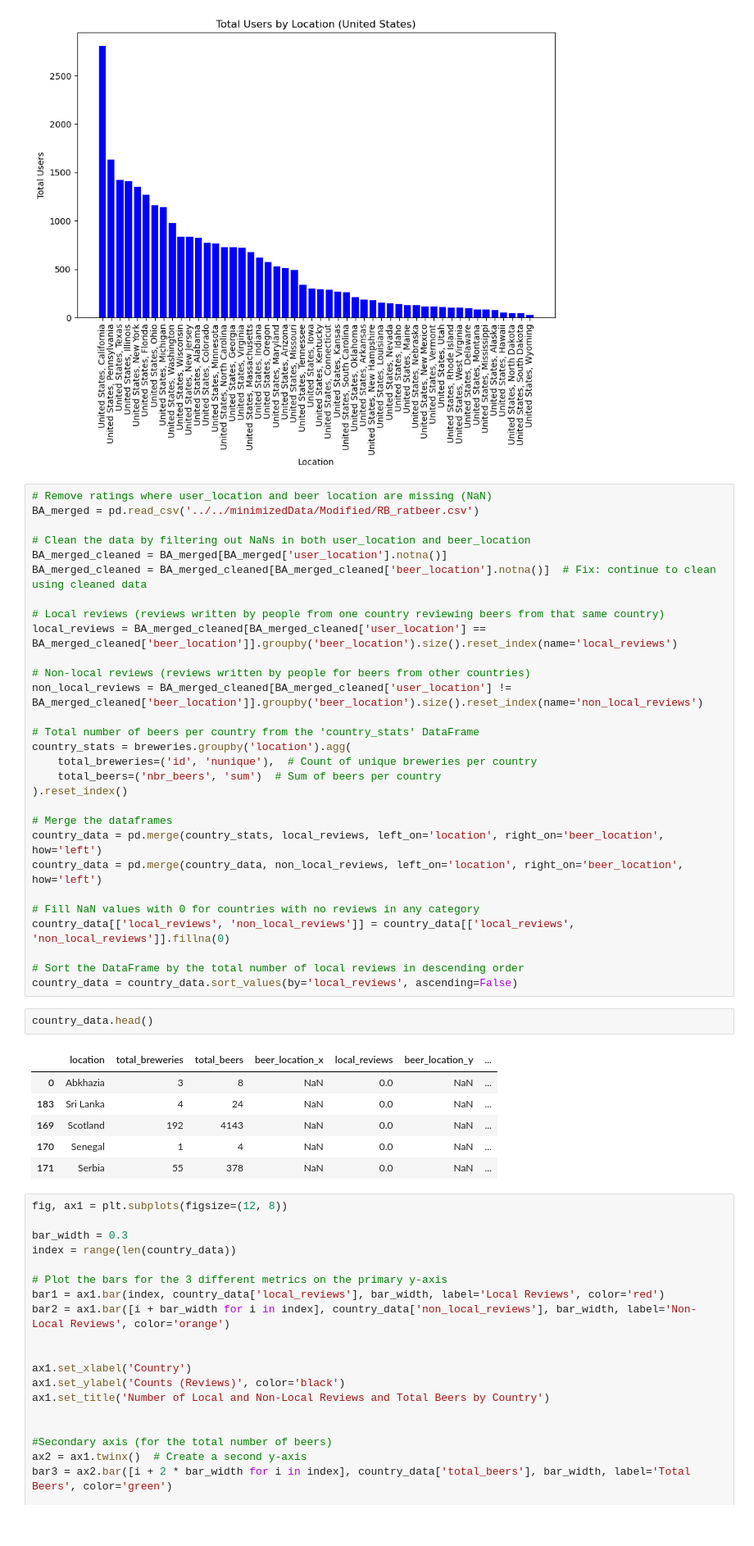
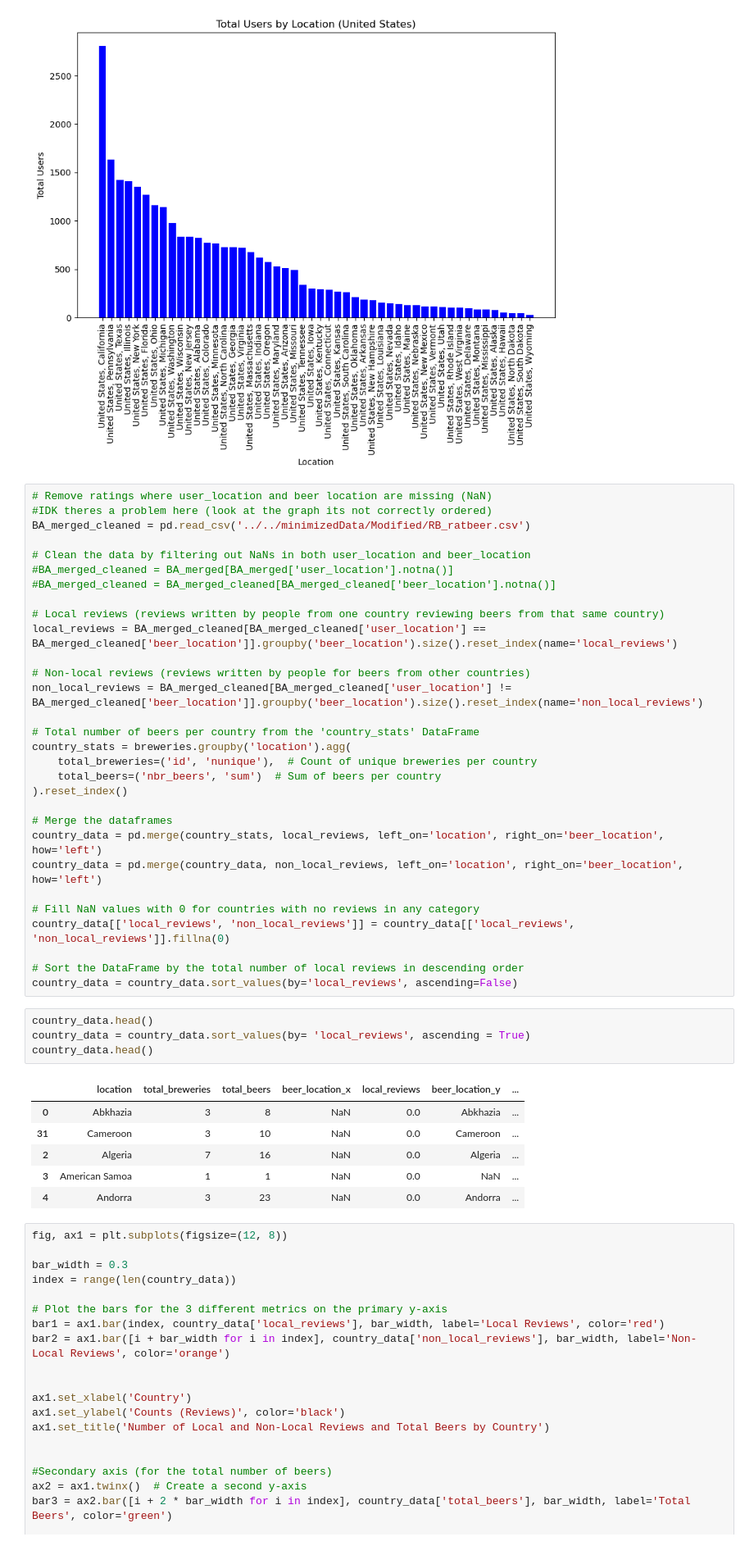
Before and after one commit to epfl-ada/ada-2024-project-x0x0, a Jupyter notebook: src/exploration/ratebeerexplore.ipynb, the cells around one changed output. Shown at 82% size. Cells and saved outputs as stored; diff of their text form.

Commit message:
problem in rateBeer
there s a problem with ratebeer

```diff
--- a/src/exploration/ratebeerexplore.ipynb
+++ b/src/exploration/ratebeerexplore.ipynb
@@ -136,11 +136,12 @@ plt.show()
 [figure]
 # %%
 # Remove ratings where user_location and beer location are missing (NaN)
-BA_merged = pd.read_csv('../../minimizedData/Modified/RB_ratbeer.csv')
+#IDK theres a problem here (look at the graph its not correctly ordered)
+BA_merged_cleaned = pd.read_csv('../../minimizedData/Modified/RB_ratbeer.csv')
 
 # Clean the data by filtering out NaNs in both user_location and beer_location
-BA_merged_cleaned = BA_merged[BA_merged['user_location'].notna()]
-BA_merged_cleaned = BA_merged_cleaned[BA_merged_cleaned['beer_location'].notna()]  # Fix: continue to clean using cleaned data
+#BA_merged_cleaned = BA_merged[BA_merged['user_location'].notna()]
+#BA_merged_cleaned = BA_merged_cleaned[BA_merged_cleaned['beer_location'].notna()]
 
 # Local reviews (reviews written by people from one country reviewing beers from that same country)
 local_reviews = BA_merged_cleaned[BA_merged_cleaned['user_location'] == BA_merged_cleaned['beer_location']].groupby('beer_location').size().reset_index(name='local_reviews')
@@ -163,15 +164,17 @@ country_data[['local_reviews', 'non_local_reviews']] = country_data[['local_revi
 
 # Sort the DataFrame by the total number of local reviews in descending order
 country_data = country_data.sort_values(by='local_reviews', ascending=False)
-# %%
-country_data.head()
-# %% [output]
-|  | location | total_breweries | total_beers | beer_location_x | local_reviews | beer_location_y | ... |
-| 0 | Abkhazia | 3 | 8 | NaN | 0.0 | NaN | ... |
-| 183 | Sri Lanka | 4 | 24 | NaN | 0.0 | NaN | ... |
-| 169 | Scotland | 192 | 4143 | NaN | 0.0 | NaN | ... |
-| 170 | Senegal | 1 | 4 | NaN | 0.0 | NaN | ... |
-| 171 | Serbia | 55 | 378 | NaN | 0.0 | NaN | ... |
+# %%
+country_data.head()
+country_data = country_data.sort_values(by= 'local_reviews', ascending = True)
+country_data.head()
+# %% [output]
+|  | location | total_breweries | total_beers | beer_location_x | local_reviews | beer_location_y | ... |
+| 0 | Abkhazia | 3 | 8 | NaN | 0.0 | Abkhazia | ... |
+| 31 | Cameroon | 3 | 10 | NaN | 0.0 | Cameroon | ... |
+| 2 | Algeria | 7 | 16 | NaN | 0.0 | Algeria | ... |
+| 3 | American Samoa | 1 | 1 | NaN | 0.0 | NaN | ... |
+| 4 | Andorra | 3 | 23 | NaN | 0.0 | Andorra | ... |
 # %%
 fig, ax1 = plt.subplots(figsize=(12, 8))
 
```
